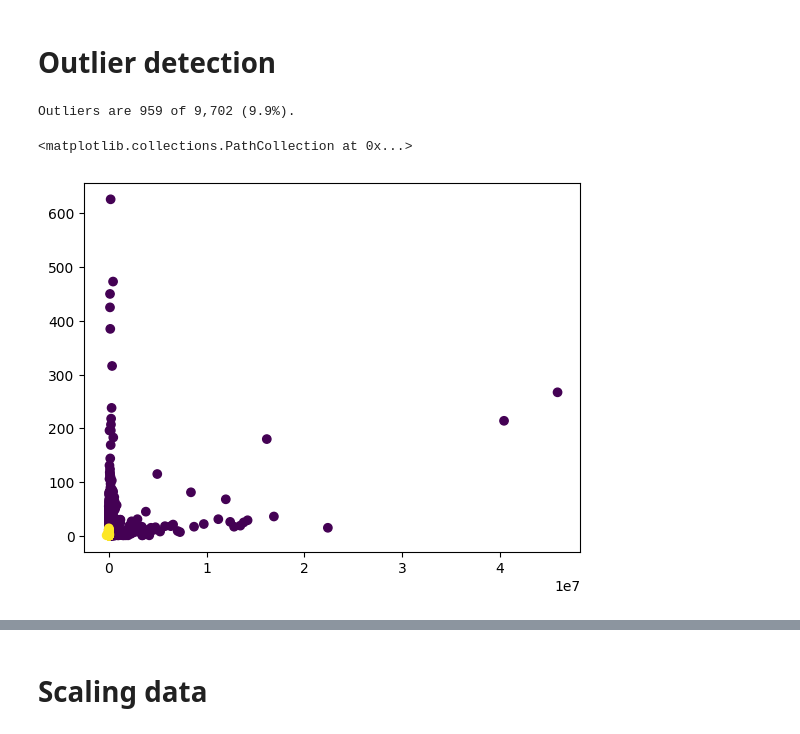
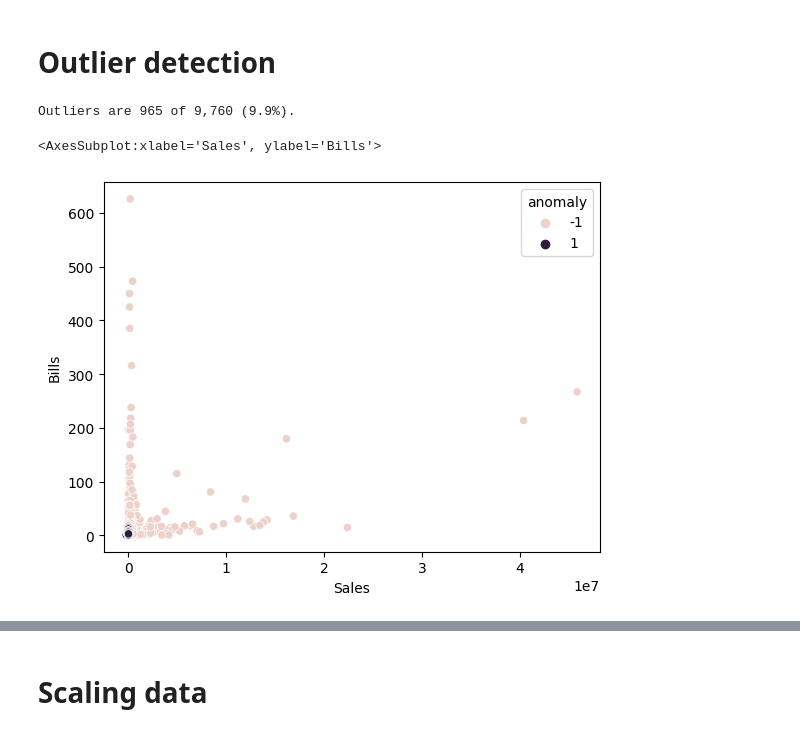
Before and after one commit to mcleroj/Python, a Jupyter notebook: clustering_metods.ipynb, the cells around one changed output, grey strips where cells are left out. Saved outputs shown, nothing was run; the diff lists cells and outputs as text; code cells hidden in the pictures.

```diff
--- a/clustering_metods.ipynb
+++ b/clustering_metods.ipynb
@@ -13,7 +14,7 @@ from qvd import qvd_reader
 # %% [markdown]
 # Import data
 # %%
-file_path = "Y:/Mercanza/ProyectosDVA/CM Proyectos/0. QVD"
+file_path = "Y:/Mercanza/ProyectosDVA/CM Proyectos/QVD"
 raw_df = qvd_reader.read(file_path + "/vfacturas.qvd")
 # raw_df.head()
 
@@ -126,13 +142,12 @@ print(
     f"Outliers are {outliers:,} of {total:,} ({outliers / total:.1%})."
 )
 # %% [output]
-Outliers are 959 of 9,702 (9.9%).
+Outliers are 965 of 9,760 (9.9%).
 # %%
-df2
-plt.scatter(x=df2.Sales, y=df2.Bills, c=df2.anomaly)
+sns.scatterplot(df2, x='Sales', y='Bills', hue='anomaly')
 # %% [output]
-<matplotlib.collections.PathCollection at 0x...>
+<AxesSubplot:xlabel='Sales', ylabel='Bills'>
-[figure, old version]
+[figure, new version]
 # %%
 df2 = df2.drop(anomaly_index, axis=0).reset_index(drop=True)
 # %%
```
Also changed, not shown: parts of 11 cells of this notebook, 1 other file.
